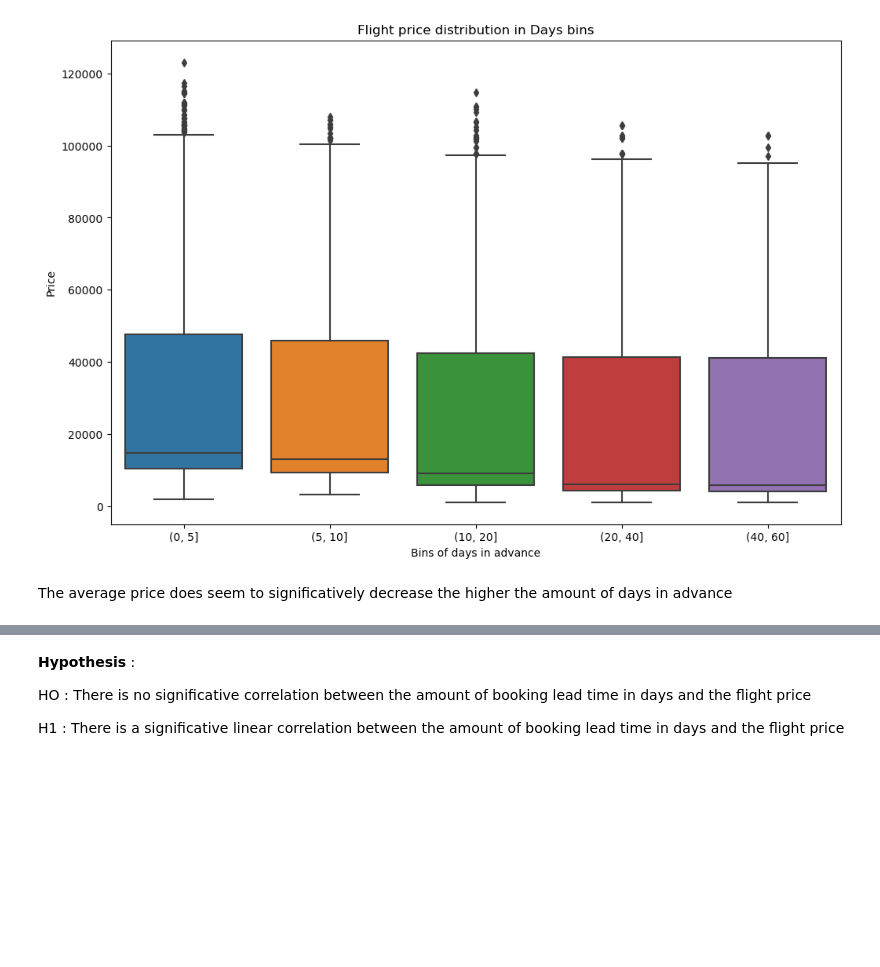
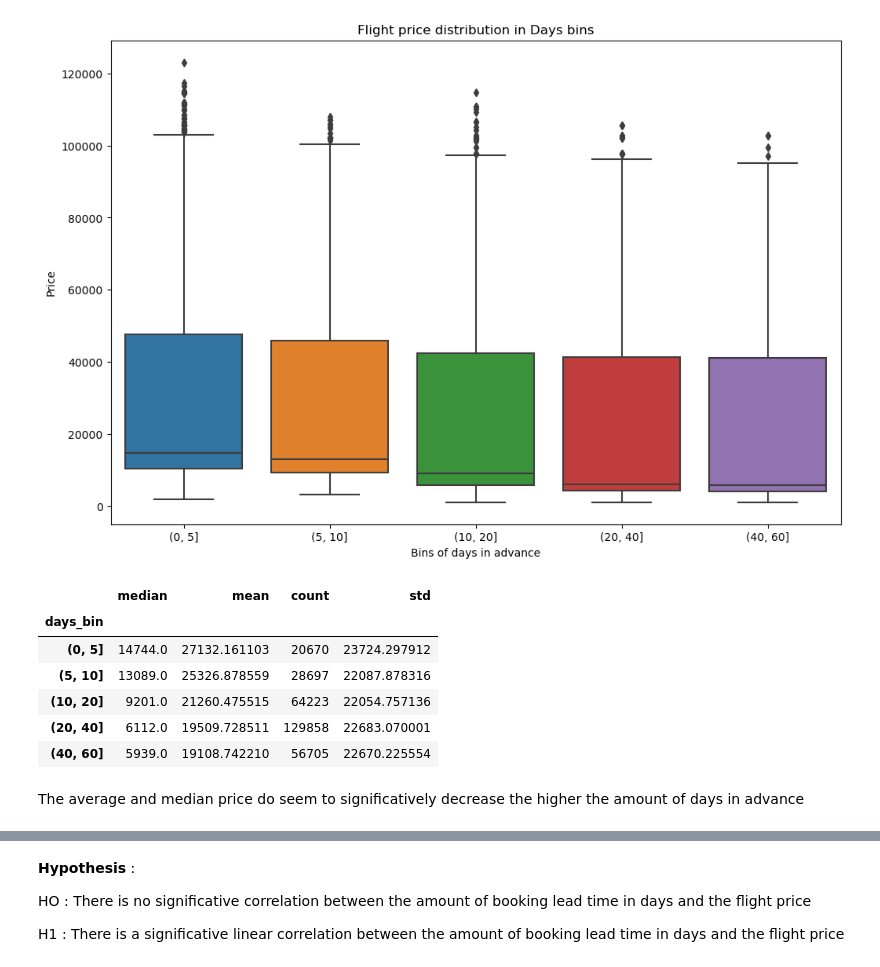
Before and after one commit to Binardino/ML---Flight-Price-Prediction, a Jupyter notebook: notebook/notebook_flight_price.ipynb, the cells around one changed output, grey strips where cells are left out. Saved outputs shown, nothing was run; the diff lists cells and outputs as text; code cells hidden in the pictures; blank space fills up the shorter version.

Commit message:
feat: add stat analysis on amount of booking lead time in days VS.  flight price

```diff
--- a/notebook/notebook_flight_price.ipynb
+++ b/notebook/notebook_flight_price.ipynb
@@ -449,5 +449,15 @@ plt.ylabel('Price')
 plt.show()
 # %% [output]
 [figure]
+# %%
+df.groupby("days_bin")["price"].agg(["median", "mean", "count", "std"])
+# %% [output]
+|  | median | mean | count | std |
+| days_bin |  |  |  |  |
+| (0, 5] | 14744.0 | 27132.161103 | 20670 | 23724.297912 |
+| (5, 10] | 13089.0 | 25326.878559 | 28697 | 22087.878316 |
+| (10, 20] | 9201.0 | 21260.475515 | 64223 | 22054.757136 |
+| (20, 40] | 6112.0 | 19509.728511 | 129858 | 22683.070001 |
+| (40, 60] | 5939.0 | 19108.742210 | 56705 | 22670.225554 |
 # %% [markdown]
-The average price does seem to significatively decrease the higher the amount of days in advance
+The average and median price do seem to significatively decrease the higher the amount of days in advance
```
Also changed, not shown: parts of 2 cells of this notebook.
